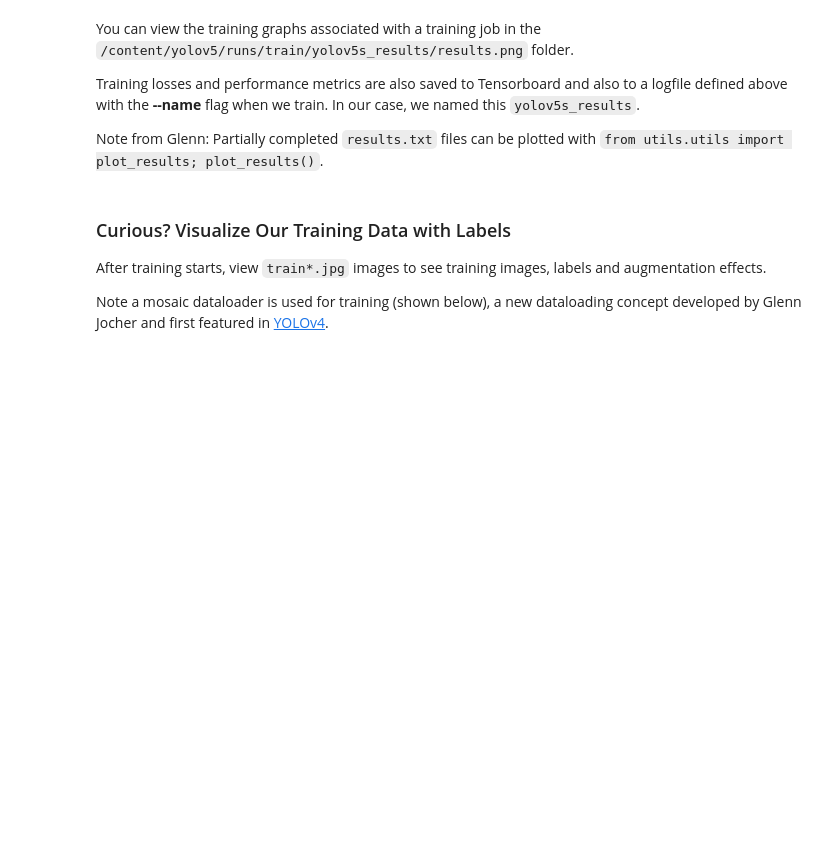
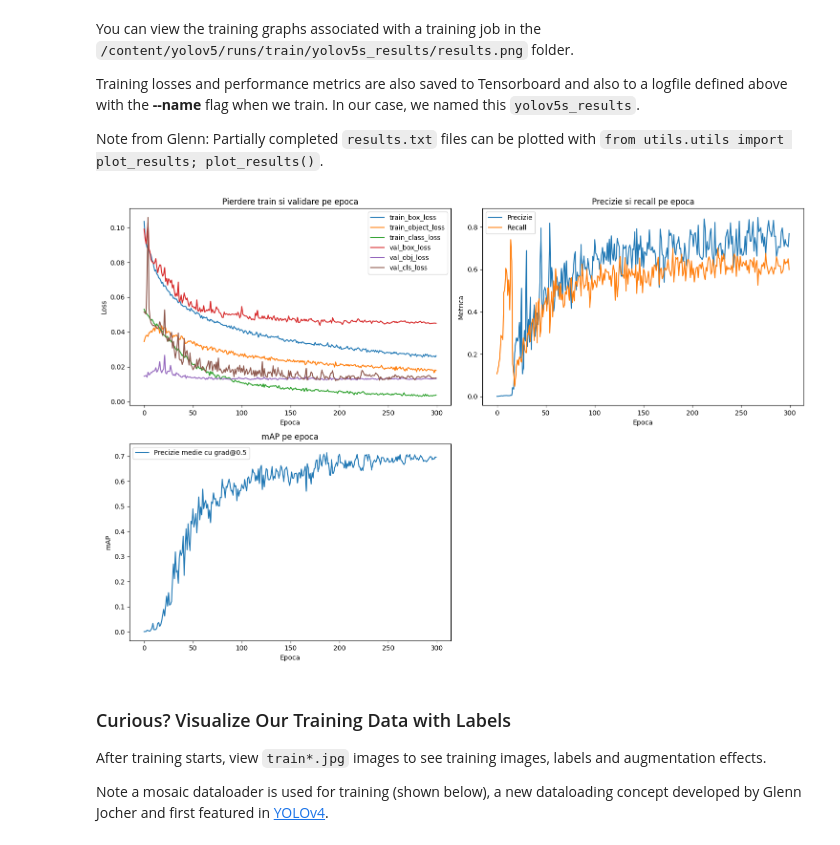
Before and after one commit to MogacBogdan/VA_Project, a Jupyter notebook: VA_object_detection_project.ipynb, the cells around one changed output. Saved outputs shown, nothing was run; the diff lists cells and outputs as text; code cells hidden in the pictures; blank space fills up the shorter version.

```diff
--- a/VA_object_detection_project.ipynb
+++ b/VA_object_detection_project.ipynb
@@ -196,7 +196,7 @@ import matplotlib.pyplot as plt
 import pandas as pd
 
 #Incarcare date din csv
-results_df = pd.read_csv('/content/yolov5/runs/train/yolov5s_results3/results.csv')
+results_df = pd.read_csv('/content/yolov5/runs/train/yolov5s_results/results.csv')
 
 #Eliminare spatii din csv
 results_df.columns = results_df.columns.str.strip()
@@ -209,33 +209,35 @@ plt.plot(results_df['epoch'], results_df['train/box_loss'], label='train_box_los
 plt.plot(results_df['epoch'], results_df['train/obj_loss'], label='train_object_loss')
 plt.plot(results_df['epoch'], results_df['train/cls_loss'], label='train_class_loss')
 plt.plot(results_df['epoch'], results_df['val/box_loss'], label='val_box_loss')
 plt.plot(results_df['epoch'], results_df['val/obj_loss'], label='val_obj_loss')
 plt.plot(results_df['epoch'], results_df['val/cls_loss'], label='val_cls_loss')
 plt.xlabel('Epoca')
 plt.ylabel('Loss')
 plt.title('Pierdere train si validare pe epoca')
 plt.legend()
 
 # Grafic pentru precizie si recall
 plt.subplot(2, 2, 2)
 plt.plot(results_df['epoch'], results_df['metrics/precision'], label='Precizie')
 plt.plot(results_df['epoch'], results_df['metrics/recall'], label='Recall')
 plt.xlabel('Epoca')
 plt.ylabel('Metrica')
 plt.title('Precizie si recall pe epoca')
 plt.legend()
 
 # Grafic pentru mAP (mean Average Precision)
 plt.subplot(2, 2, 3)
 plt.plot(results_df['epoch'], results_df['metrics/mAP_0.5'], label='Precizie medie cu grad@0.5')
 plt.xlabel('Epoca')
 plt.ylabel('mAP')
 plt.title('mAP pe epoca')
 plt.legend()
 
 # Afișați graficele
 plt.tight_layout()
 plt.show()
+# %% [output]
+[figure, added]
 # %% [markdown]
 ### Curious? Visualize Our Training Data with Labels
 
```
Also changed, not shown: parts of 12 cells of this notebook.
